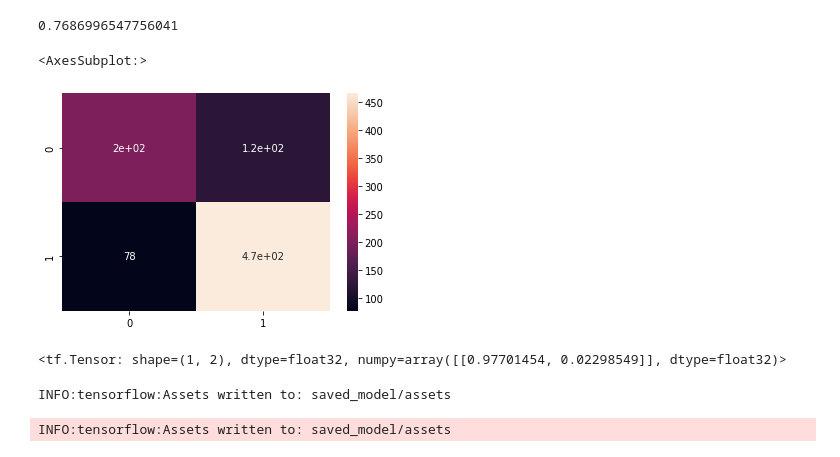
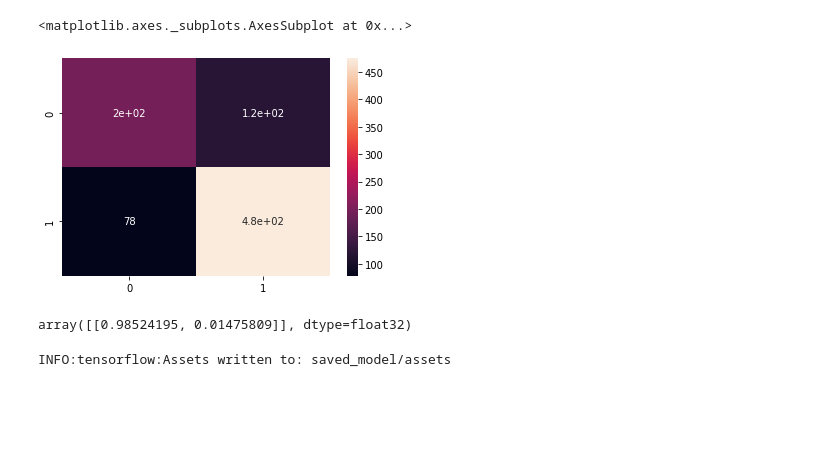
Before and after one commit to alexshumteru/Stocks-Sentiment-NLP-App, a Jupyter notebook: model.ipynb, the cells around one changed output. Saved outputs shown, nothing was run; the diff lists cells and outputs as text; code cells hidden in the pictures; blank space fills up the shorter version.

Commit message:
Repush model.ipynb

```diff
--- a/model.ipynb
+++ b/model.ipynb
@@ -249,4 +138,6 @@ Name: cleaned, Length: 4922, dtype: object
 # %%
 word_dict_train = build_word_dict(x_train)
 print(len(word_dict_train))
+y_train_cat = to_categorical(y_train, num_classes=2)
+y_test_cat = to_categorical(y_test, num_classes=2)
 # %% [output]
@@ -290,6 +162,0 @@ array([[   1, 1513,    0, ...,    0,    0,    0],
-# %%
-y = to_categorical(stock_df['Sentiment'],2)
-y_train_cat = to_categorical(y_train, 2)
-y_test_cat = to_categorical(y_test, 2)
-word_dict = build_word_dict(stock_df['cleaned'])
-print(len(word_dict))
@@ -315,0 +163,11 @@ array([[0., 1.],
+# %%
+test_model = Sequential()
+test_model.add(Embedding(len(word_dict_train), output_dim = 256))
+test_model.add(Conv1D(filters=128, kernel_size=3, padding='valid', activation='relu'))
+test_model.add(GlobalMaxPool1D())
+test_model.add(Dense(64, activation = 'relu'))
+test_model.add(Dropout(0.3))
+test_model.add(Dense(2,activation = 'softmax'))
+test_model.compile(optimizer = 'adam', loss = 'categorical_crossentropy', metrics = ['acc'])
+test_model.summary()
+test_model.fit(train_sequences, y_train_cat, batch_size = 32, validation_split = 0.15, epochs = 4)
@@ -364,20 +235,17 @@ for i in y_test_cat:
-# %%
-from sklearn.metrics import accuracy_score
-accuracy = accuracy_score(original, prediction)
-accuracy
-# %% [output]
-0.7686996547756041
+# %%
+pred = test_model.predict(test_sequences)
+max_indices = np.argmax(pred, axis = 1)
+accuracy = sum(max_indices == y_test)/len(y_test)
 # %%
-from sklearn.metrics import confusion_matrix
-cm = confusion_matrix(original, prediction)
+cm = confusion_matrix(y_test, max_indices)
 sns.heatmap(cm, annot = True)
 # %% [output]
-<AxesSubplot:>
+<matplotlib.axes._subplots.AxesSubplot at 0x...>
-[figure, old version]
+[figure, new version]
 # %%
-string = "Tesla self driving car crashes into a wall"
-seq = np.array(sentence_to_vector([string], word_dict_train, max_length))
-prob = model(seq)
+test_string = "SpaceX chief engineer quit"
+seq = np.array(sentence_to_vector([test_string], word_dict, max_length))
+prob = model.predict(seq)
 prob
 # %% [output]
-<tf.Tensor: shape=(1, 2), dtype=float32, numpy=array([[0.97701454, 0.02298549]], dtype=float32)>
+array([[0.98524195, 0.01475809]], dtype=float32)
@@ -384,6 +255,6 @@ prob
 # %%
 save_dir = "saved_model"
-model.save(save_dir, save_format="tf")
+model.save(save_dir, save_format="tf", signatures=concrete_func)
 loaded = tf.keras.models.load_model(save_dir)
 #print(list(loaded.signatures.keys()))
 #infer = loaded.signatures["serving_default"]
@@ -391,4 +262,3 @@ loaded = tf.keras.models.load_model(save_dir)
 #print(infer.structured_outputs)
 # %% [output]
 INFO:tensorflow:Assets written to: saved_model/assets
-INFO:tensorflow:Assets written to: saved_model/assets
```
Also changed, not shown: parts of 45 cells of this notebook.
